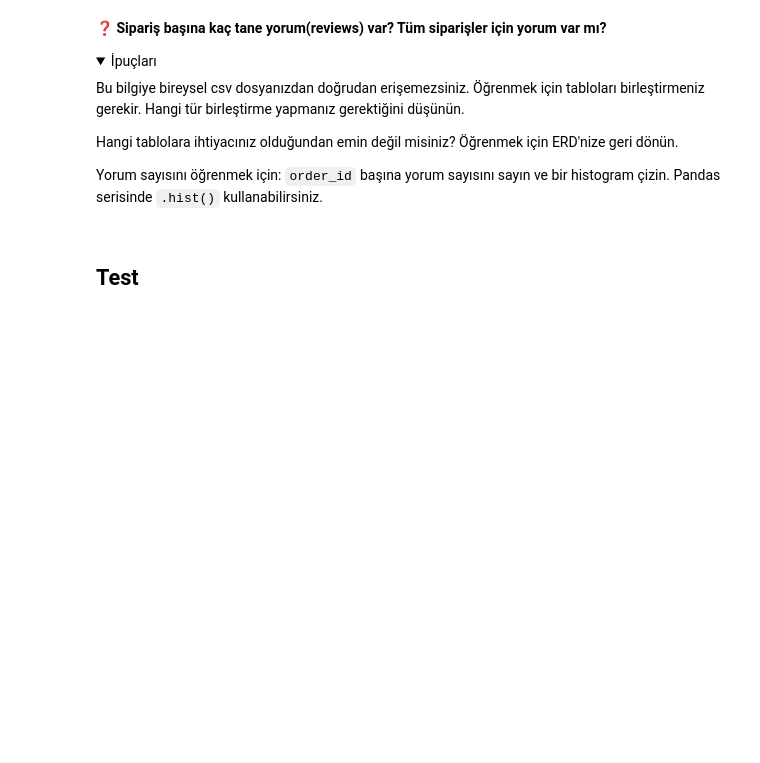
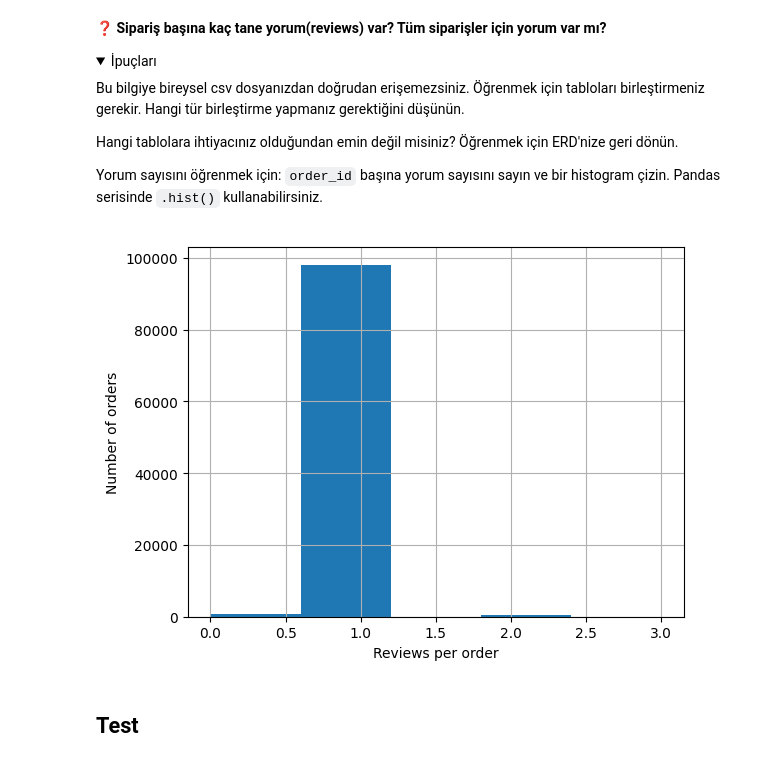
Before and after one commit to itsyeren/data-exploratory-analysis, a Jupyter notebook: exploratory_analysis.ipynb, the cells around one changed output. Drawn from its saved outputs; the diff is of its cells as text; code cells hidden in the pictures; folded sections open; blank space fills up the shorter version.

Commit message:
feat: fix review-per-order analysis and data loading

```diff
--- a/exploratory_analysis.ipynb
+++ b/exploratory_analysis.ipynb
@@ -144,3 +143,35 @@ Yorum sayısını öğrenmek için: `order_id` başına yorum sayısını sayın
+# %%
+import matplotlib.pyplot as plt
+
+data = Olist().get_data()
+
+orders = data["orders"]
+reviews = data["order_reviews"]
+
+# 1️⃣ order_id başına review sayısı
+reviews_per_order = (
+    reviews
+    .groupby("order_id")
+    .size()
+    .rename("review_count")
+)
+
+# 2️⃣ orders ile birleştir (left join mantığı)
+orders_with_reviews = orders.merge(
+    reviews_per_order,
+    on="order_id",
+    how="left"
+)
+
+orders_with_reviews.rename(columns={0: "review_count"}, inplace=True)
+
+# 3️⃣ Histogram
+orders_with_reviews["review_count"].fillna(0).hist(bins=5)
+plt.xlabel("Reviews per order")
+plt.ylabel("Number of orders")
+plt.show()
+# %% [output]
+[figure, added]
 # %% [markdown]
 ## Test
 # %% [markdown]
```
Also changed, not shown: parts of 2 cells of this notebook.
